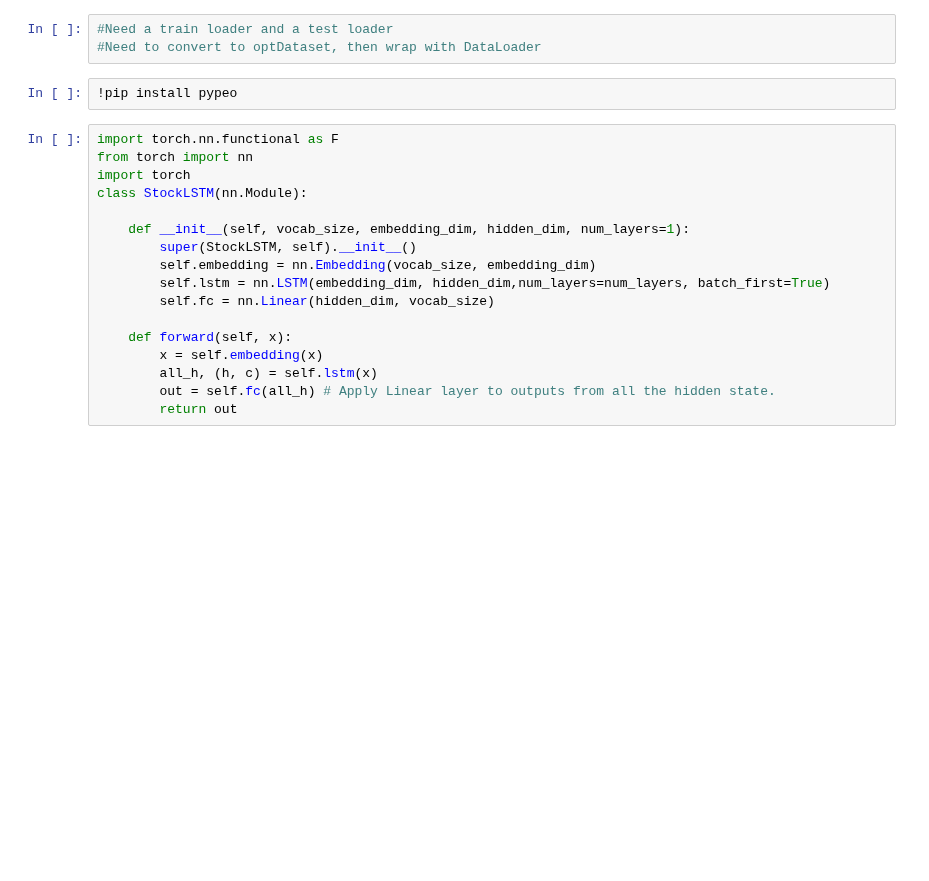
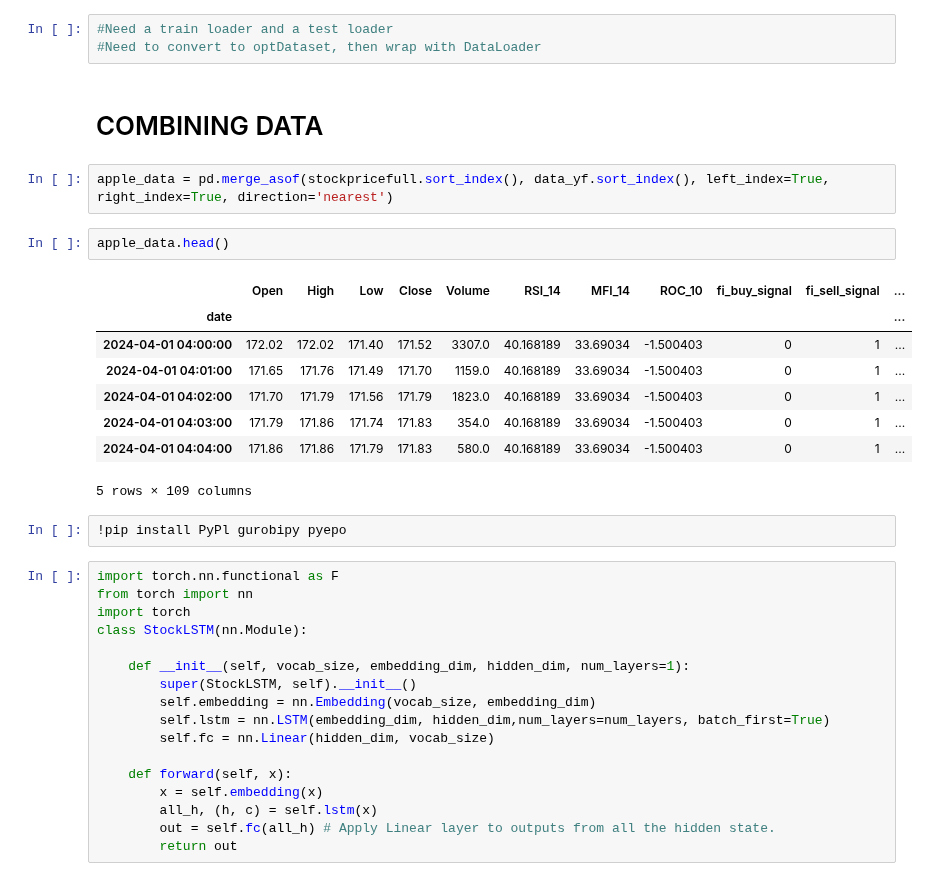
Before and after one commit to luitelshreejal/investment_allocation, a Jupyter notebook: main.ipynb, the cells around one changed output. Cells and saved outputs as stored; diff of their text form; blank space fills up the shorter version.

Commit message:
source data, adding tickers

```diff
--- a/main.ipynb
+++ b/main.ipynb
@@ -418,8 +541,23 @@ Next steps:
 # %%
 #Need a train loader and a test loader
 #Need to convert to optDataset, then wrap with DataLoader
+# %% [markdown]
+# COMBINING DATA
+# %%
+apple_data = pd.merge_asof(stockpricefull.sort_index(), data_yf.sort_index(), left_index=True, right_index=True, direction='nearest')
+# %%
+apple_data.head()
+# %% [output]
+|  | Open | High | Low | Close | Volume | RSI_14 | MFI_14 | ROC_10 | fi_buy_signal | fi_sell_signal | ... |
+| date |  |  |  |  |  |  |  |  |  |  | ... |
+| 2024-04-01 04:00:00 | 172.02 | 172.02 | 171.40 | 171.52 | 3307.0 | 40.168189 | 33.69034 | -1.500403 | 0 | 1 | ... |
+| 2024-04-01 04:01:00 | 171.65 | 171.76 | 171.49 | 171.70 | 1159.0 | 40.168189 | 33.69034 | -1.500403 | 0 | 1 | ... |
+| 2024-04-01 04:02:00 | 171.70 | 171.79 | 171.56 | 171.79 | 1823.0 | 40.168189 | 33.69034 | -1.500403 | 0 | 1 | ... |
+| 2024-04-01 04:03:00 | 171.79 | 171.86 | 171.74 | 171.83 | 354.0 | 40.168189 | 33.69034 | -1.500403 | 0 | 1 | ... |
+| 2024-04-01 04:04:00 | 171.86 | 171.86 | 171.79 | 171.83 | 580.0 | 40.168189 | 33.69034 | -1.500403 | 0 | 1 | ... |
+5 rows × 109 columns
 # %%
-!pip install pypeo
+!pip install PyPl gurobipy pyepo
 # %%
 import torch.nn.functional as F
 from torch import nn
```
Also changed, not shown: parts of 9 cells of this notebook, 3 other files.
